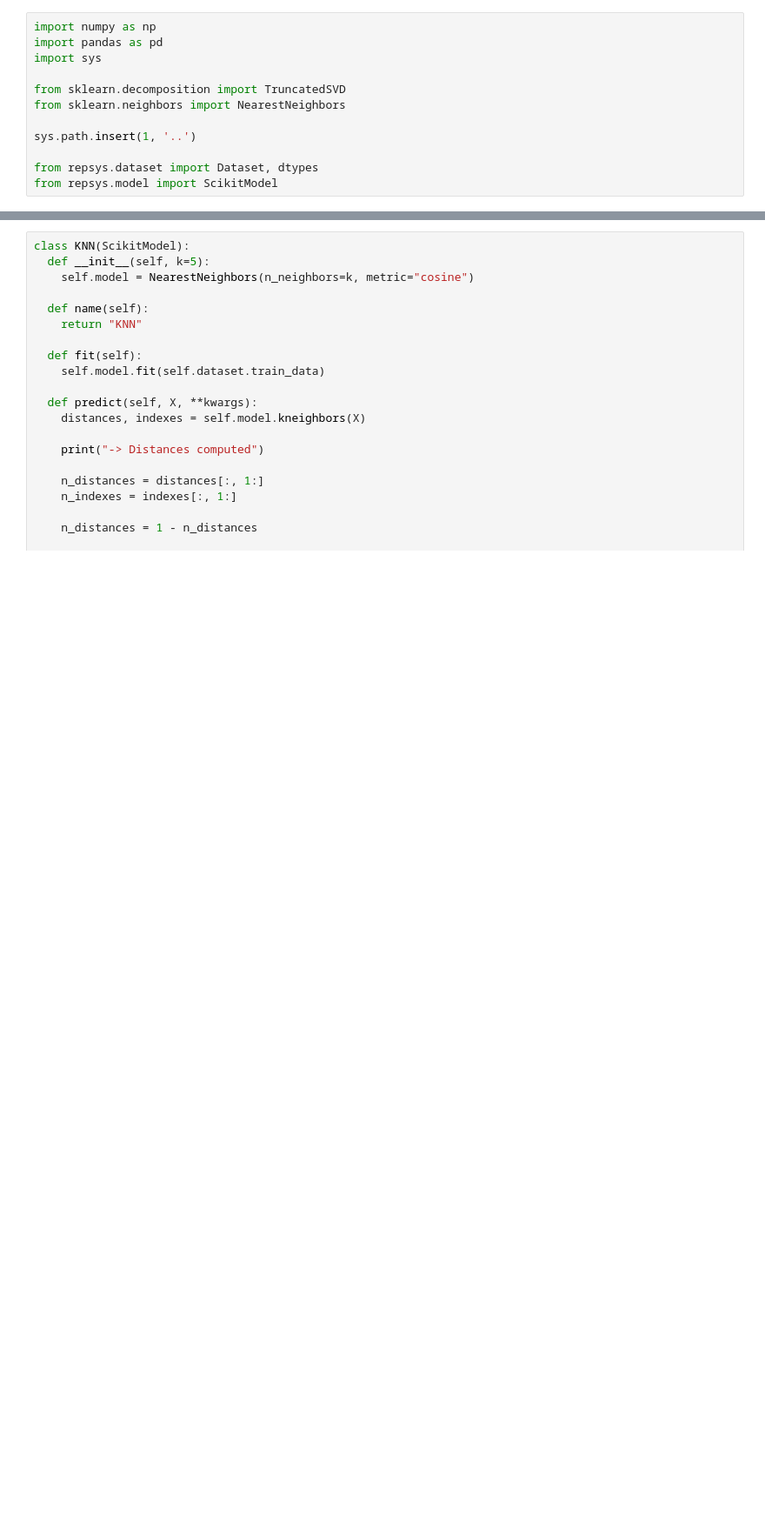
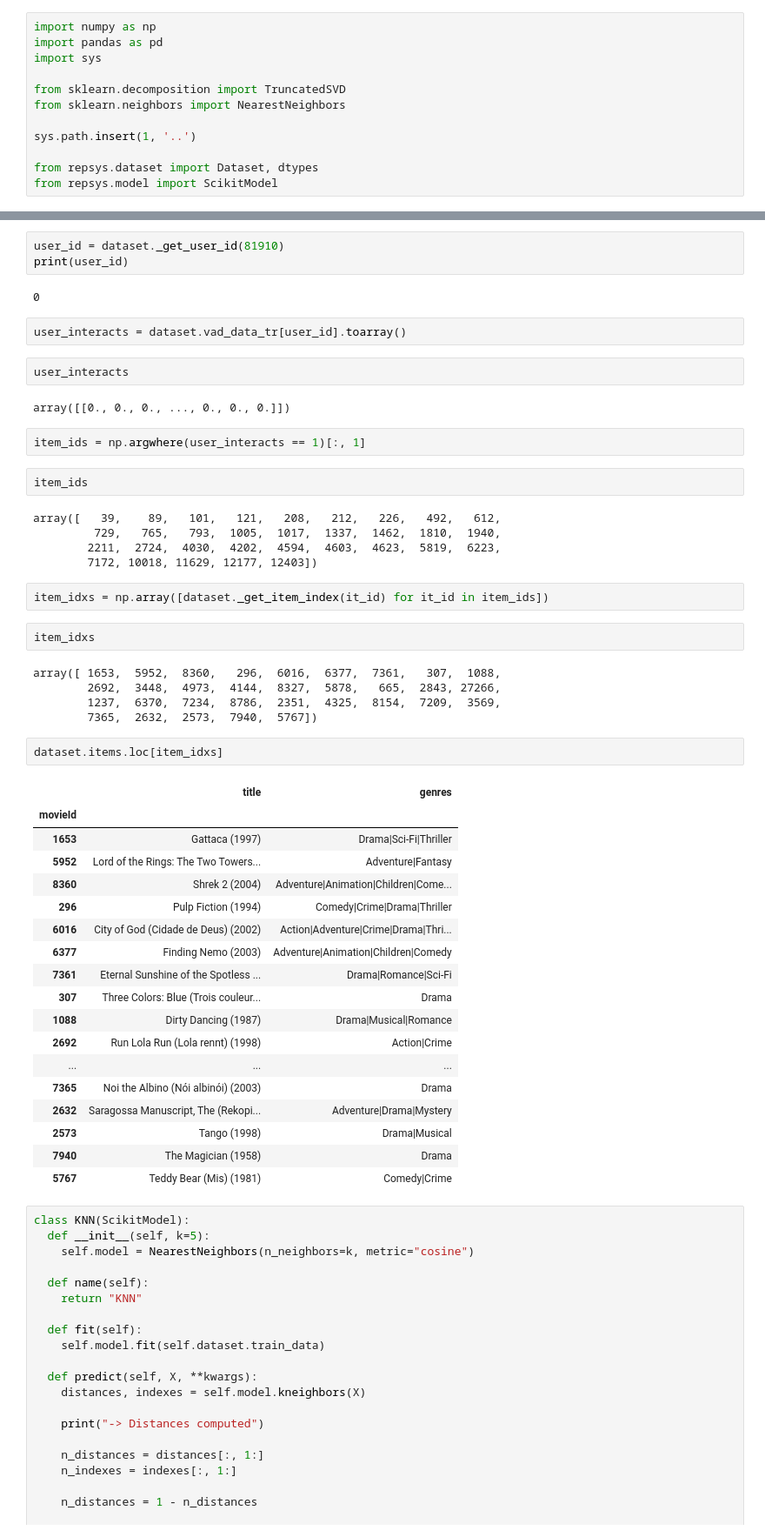
Before and after one commit to cowjen01/repsys, a Jupyter notebook: demo/sandbox.ipynb, the cells around one changed output, grey strips where cells are left out. Shown at 87% size. Drawn from its saved outputs; the diff is of its cells as text; blank space fills up the shorter version.

Commit message:
finish dataset save and load

```diff
--- a/demo/sandbox.ipynb
+++ b/demo/sandbox.ipynb
@@ -54,3 +59,53 @@ dataset._get_item_id('2')
+# %%
+user_id = dataset._get_user_id(81910)
+print(user_id)
+# %% [output]
+0
+# %%
+user_interacts = dataset.vad_data_tr[user_id].toarray()
+# %%
+user_interacts
+# %% [output]
+array([[0., 0., 0., ..., 0., 0., 0.]])
+# %%
+item_ids = np.argwhere(user_interacts == 1)[:, 1]
+# %%
+item_ids
+# %% [output]
+array([   39,    89,   101,   121,   208,   212,   226,   492,   612,
+         729,   765,   793,  1005,  1017,  1337,  1462,  1810,  1940,
+        2211,  2724,  4030,  4202,  4594,  4603,  4623,  5819,  6223,
+        7172, 10018, 11629, 12177, 12403])
+# %%
+item_idxs = np.array([dataset._get_item_index(it_id) for it_id in item_ids])
+# %%
+item_idxs
+# %% [output]
+array([ 1653,  5952,  8360,   296,  6016,  6377,  7361,   307,  1088,
+        2692,  3448,  4973,  4144,  8327,  5878,   665,  2843, 27266,
+        1237,  6370,  7234,  8786,  2351,  4325,  8154,  7209,  3569,
+        7365,  2632,  2573,  7940,  5767])
+# %%
+dataset.items.loc[item_idxs]
+# %% [output]
+|  | title | genres |
+| movieId |  |  |
+| 1653 | Gattaca (1997) | Drama|Sci-Fi|Thriller |
+| 5952 | Lord of the Rings: The Two Towers... | Adventure|Fantasy |
+| 8360 | Shrek 2 (2004) | Adventure|Animation|Children|Come... |
+| 296 | Pulp Fiction (1994) | Comedy|Crime|Drama|Thriller |
+| 6016 | City of God (Cidade de Deus) (2002) | Action|Adventure|Crime|Drama|Thri... |
+| 6377 | Finding Nemo (2003) | Adventure|Animation|Children|Comedy |
+| 7361 | Eternal Sunshine of the Spotless ... | Drama|Romance|Sci-Fi |
+| 307 | Three Colors: Blue (Trois couleur... | Drama |
+| 1088 | Dirty Dancing (1987) | Drama|Musical|Romance |
+| 2692 | Run Lola Run (Lola rennt) (1998) | Action|Crime |
+| ... | ... | ... |
+| 7365 | Noi the Albino (Nói albinói) (2003) | Drama |
+| 2632 | Saragossa Manuscript, The (Rekopi... | Adventure|Drama|Mystery |
+| 2573 | Tango (1998) | Drama|Musical |
+| 7940 | The Magician (1958) | Drama |
+| 5767 | Teddy Bear (Mis) (1981) | Comedy|Crime |
 # %%
 class KNN(ScikitModel):
   def __init__(self, k=5):
```
Also changed, not shown: parts of 7 cells of this notebook, 8 other files.
